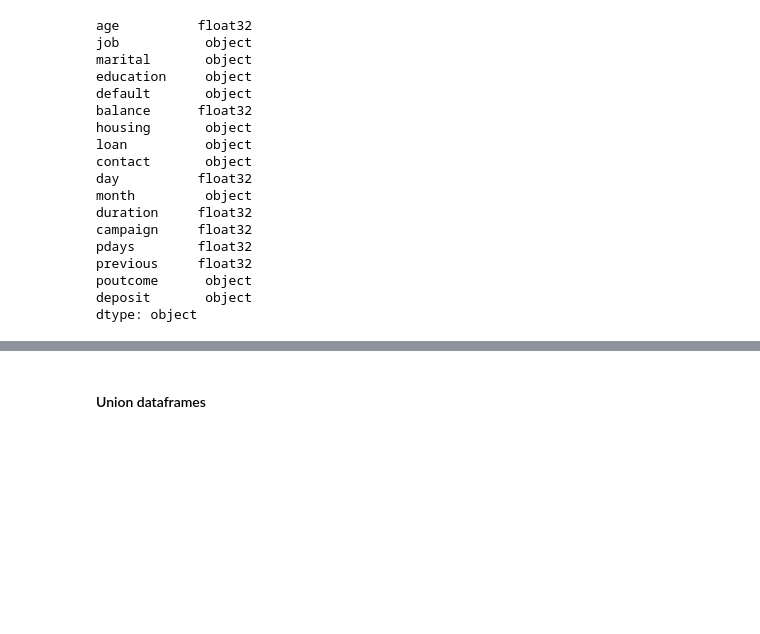
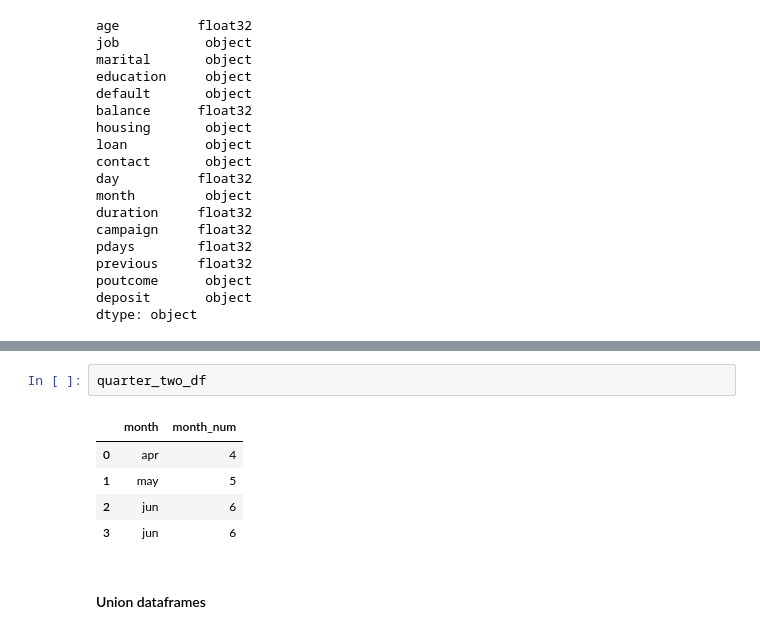
Before and after one commit to randy-chng/demo_pandas, a Jupyter notebook: demo.ipynb, the cells around one changed output, grey strips where cells are left out. Drawn from its saved outputs; the diff is of its cells as text; blank space fills up the shorter version.

```diff
--- a/demo.ipynb
+++ b/demo.ipynb
@@ -445,2 +422,10 @@ df.head(3)
+# %%
+quarter_two_df
+# %% [output]
+|  | month | month_num |
+| 0 | apr | 4 |
+| 1 | may | 5 |
+| 2 | jun | 6 |
+| 3 | jun | 6 |
 # %% [markdown]
 #### Union dataframes
```
Also changed, not shown: parts of 18 cells of this notebook, 1 other file.
